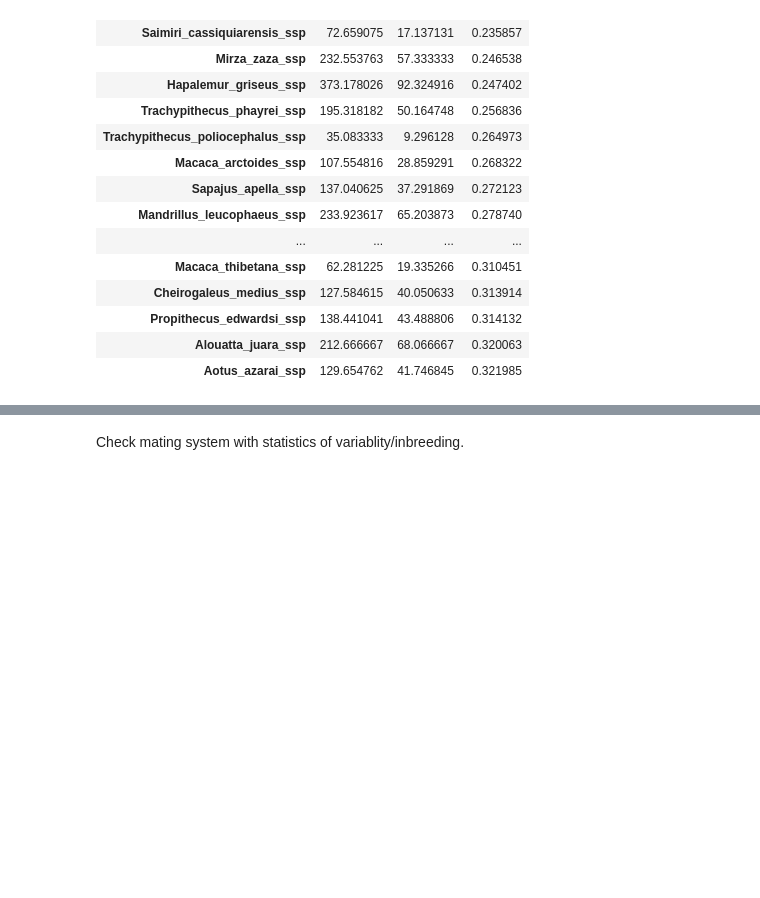
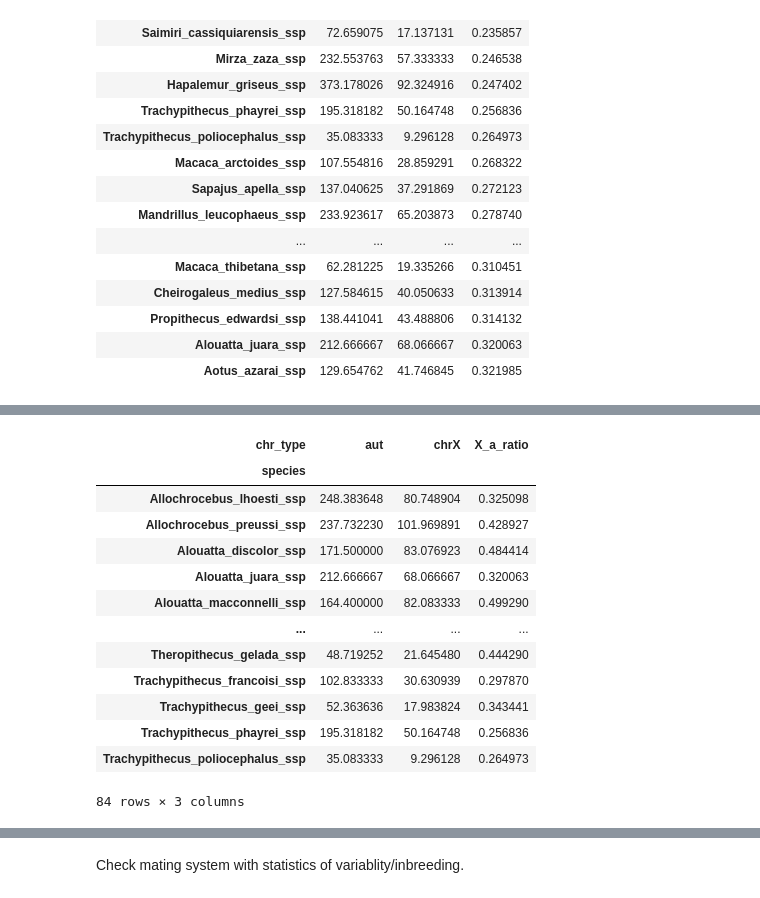
Before and after one commit to erikfogh/selection_primates, a Jupyter notebook: notebooks/standard03_mating_systems_testes.ipynb, the cells around one changed output, grey strips where cells are left out. Saved outputs shown, nothing was run; the diff lists cells and outputs as text; code cells hidden in the pictures; blank space fills up the shorter version.

```diff
--- a/notebooks/standard03_mating_systems_testes.ipynb
+++ b/notebooks/standard03_mating_systems_testes.ipynb
@@ -213,3 +224,20 @@ mean_het_df.sort_values("X_a_ratio")[-30:-4]
+# %%
+mean_het_df.loc[mean_het_df.X_a_ratio < 0.5]
+# %% [output]
+| chr_type | aut | chrX | X_a_ratio |
+| species |  |  |  |
+| Allochrocebus_lhoesti_ssp | 248.383648 | 80.748904 | 0.325098 |
+| Allochrocebus_preussi_ssp | 237.732230 | 101.969891 | 0.428927 |
+| Alouatta_discolor_ssp | 171.500000 | 83.076923 | 0.484414 |
+| Alouatta_juara_ssp | 212.666667 | 68.066667 | 0.320063 |
+| Alouatta_macconnelli_ssp | 164.400000 | 82.083333 | 0.499290 |
+| ... | ... | ... | ... |
+| Theropithecus_gelada_ssp | 48.719252 | 21.645480 | 0.444290 |
+| Trachypithecus_francoisi_ssp | 102.833333 | 30.630939 | 0.297870 |
+| Trachypithecus_geei_ssp | 52.363636 | 17.983824 | 0.343441 |
+| Trachypithecus_phayrei_ssp | 195.318182 | 50.164748 | 0.256836 |
+| Trachypithecus_poliocephalus_ssp | 35.083333 | 9.296128 | 0.264973 |
+84 rows × 3 columns
 # %%
 mean_het_df["binomial_name"] = [x[:-4] for x in mean_het_df.index]
 # %%
```
Also changed, not shown: parts of 12 cells of this notebook, 4 other files.
